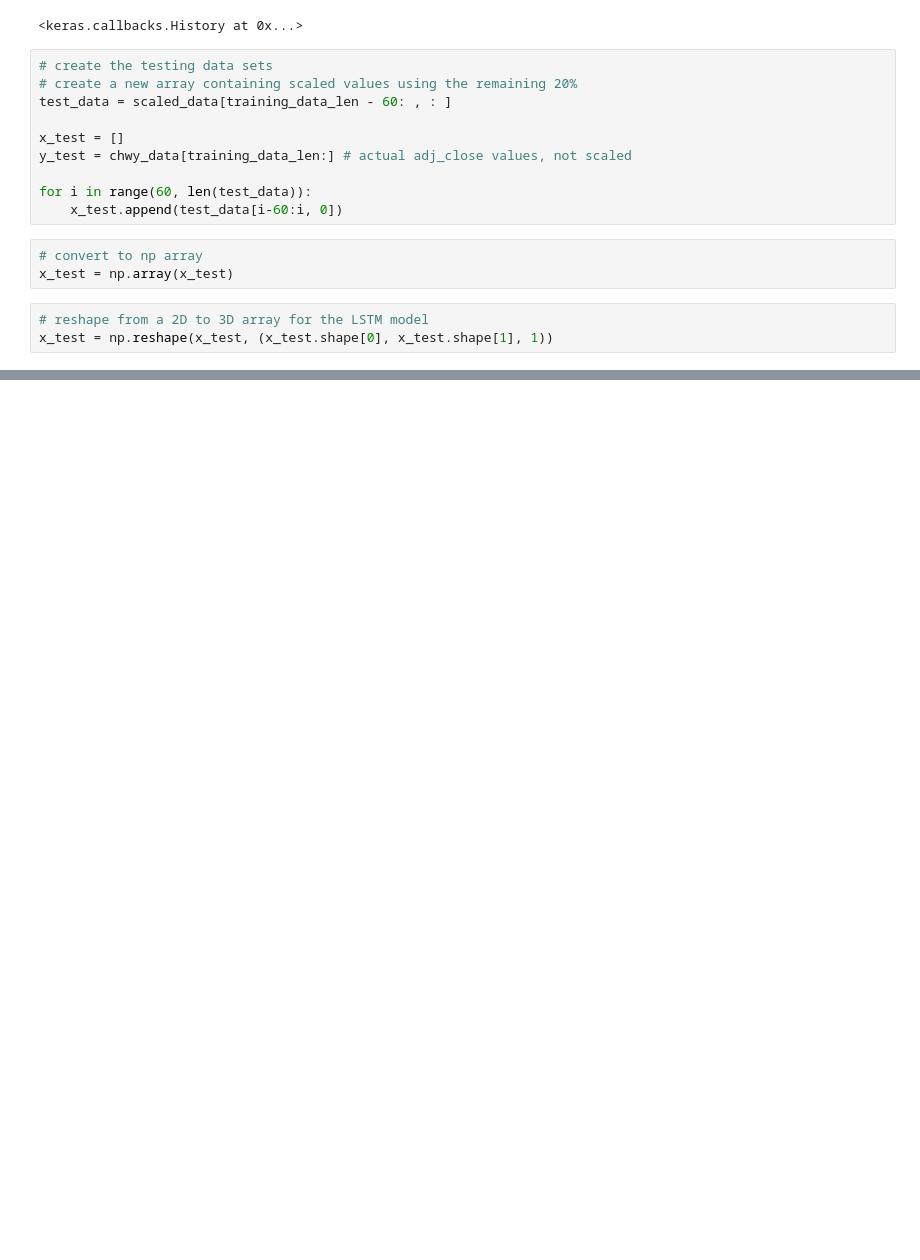
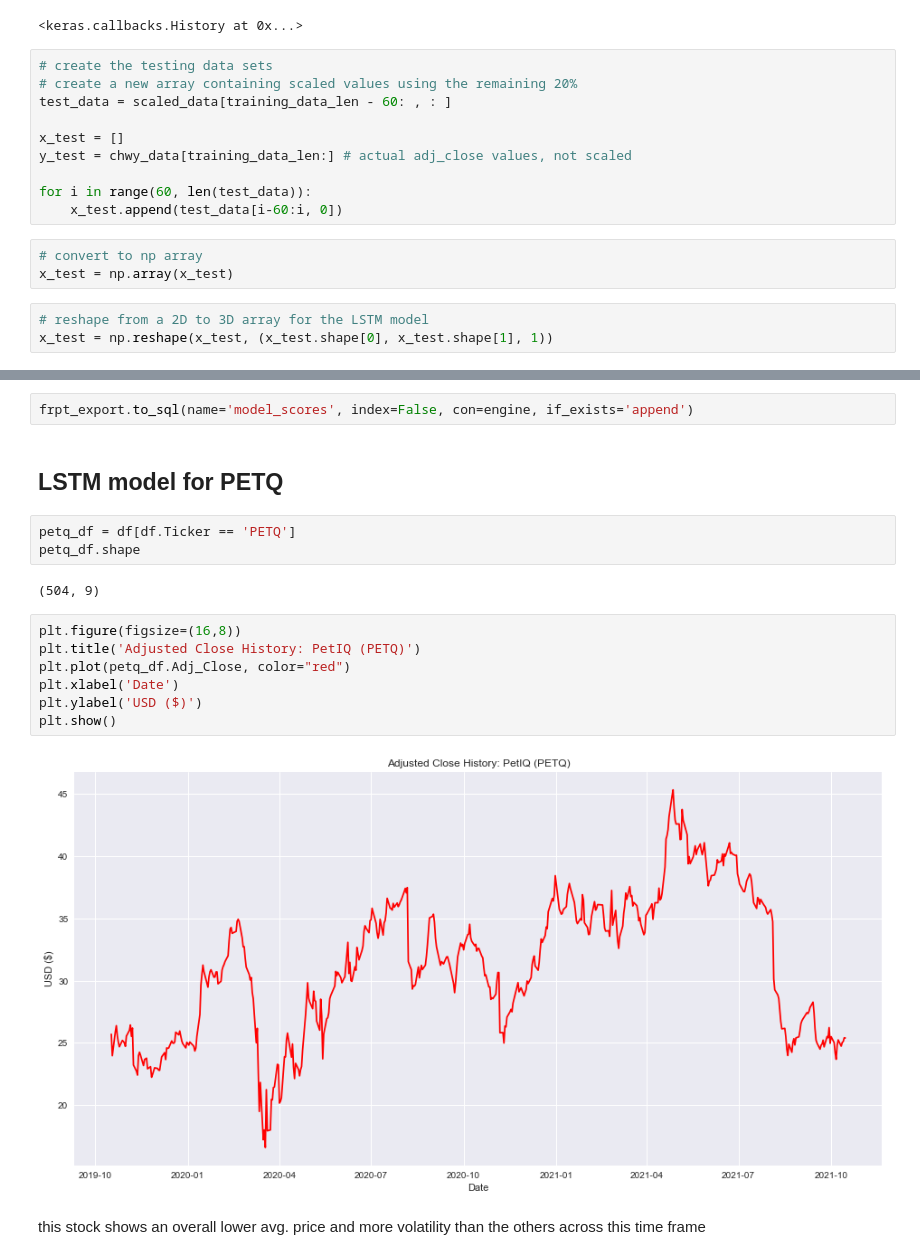
Before and after one commit to kemoo13/Final_Project, a Jupyter notebook: Notebooks/Machine_Learning/LSTM2.ipynb, the cells around one changed output, grey strips where cells are left out. Drawn from its saved outputs; the diff is of its cells as text; blank space fills up the shorter version.

```diff
--- a/Notebooks/Machine_Learning/LSTM2.ipynb
+++ b/Notebooks/Machine_Learning/LSTM2.ipynb
@@ -303,0 +524,20 @@ data
+# %%
+frpt_export.to_sql(name='model_scores', index=False, con=engine, if_exists='append')
+# %% [markdown]
+## LSTM model for PETQ
+# %%
+petq_df = df[df.Ticker == 'PETQ']
+petq_df.shape
+# %% [output]
+(504, 9)
+# %%
+plt.figure(figsize=(16,8))
+plt.title('Adjusted Close History: PetIQ (PETQ)')
+plt.plot(petq_df.Adj_Close, color="red")
+plt.xlabel('Date')
+plt.ylabel('USD ($)')
+plt.show()
+# %% [output]
+[figure, added]
+# %% [markdown]
+this stock shows an overall lower avg. price and more volatility than the others across this time frame
```
Also changed, not shown: parts of 58 cells of this notebook, 4 other files.
